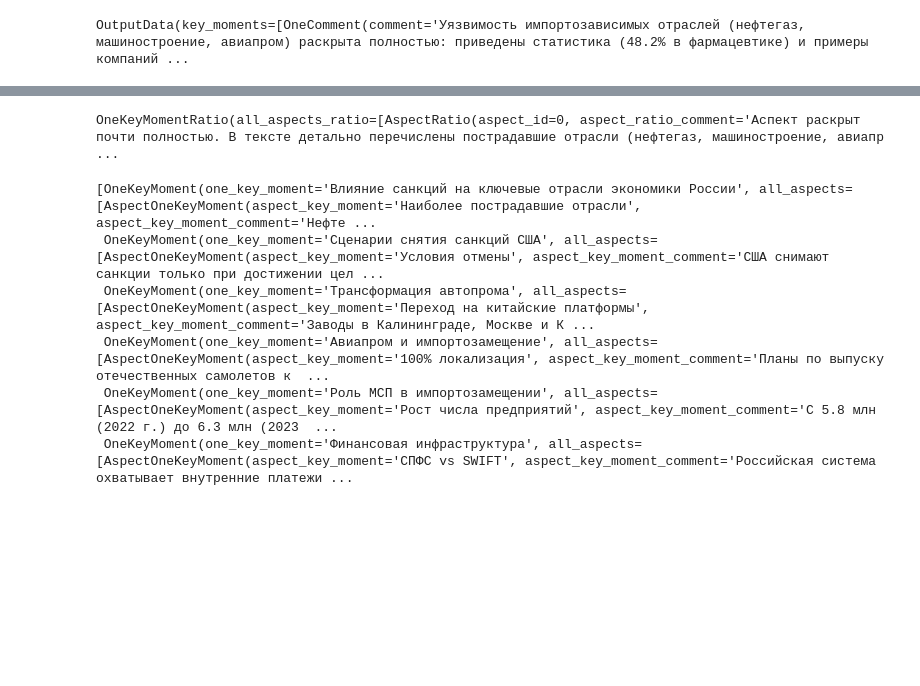
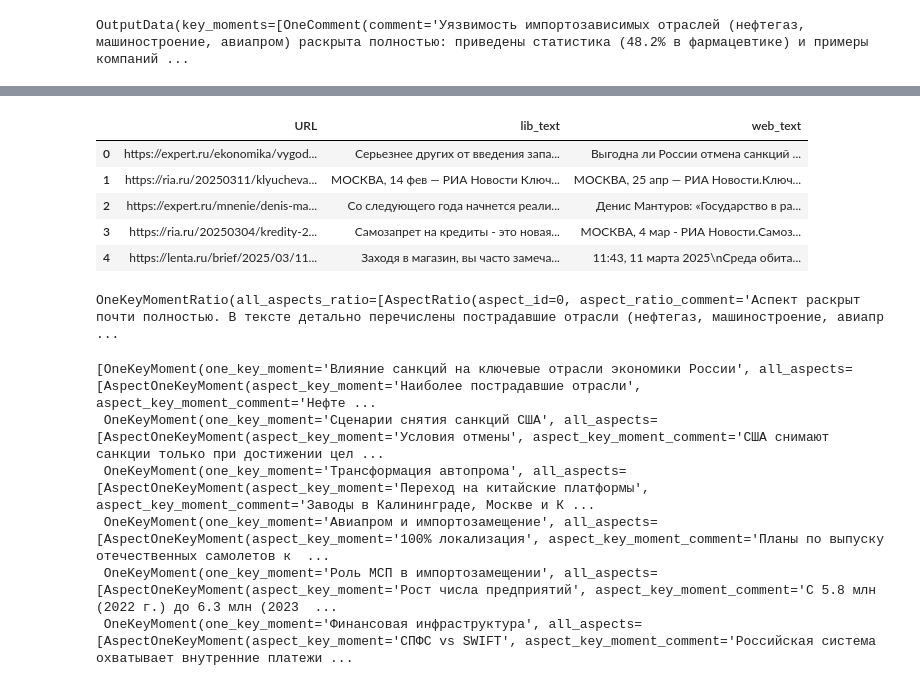
Before and after one commit to rvegrc/llm_news, a Jupyter notebook: LLM_news/llm_news.ipynb, the cells around one changed output, grey strips where cells are left out. Saved outputs shown, nothing was run; the diff lists cells and outputs as text; code cells hidden in the pictures; blank space fills up the shorter version.

```diff
--- a/LLM_news/llm_news.ipynb
+++ b/LLM_news/llm_news.ipynb
@@ -363,3 +387,13 @@ target_moment.all_aspects
+# %%
+data_test_web = pd.read_csv("tmp/data_test_web.csv")
+data_test_web.head()
+# %% [output]
+|  | URL | lib_text | web_text |
+| 0 | https://expert.ru/ekonomika/vygod... | Серьезнее других от введения запа... | Выгодна ли России отмена санкций ... |
+| 1 | https://ria.ru/20250311/klyucheva... | МОСКВА, 14 фев — РИА Новости Ключ... | МОСКВА, 25 апр — РИА Новости.Ключ... |
+| 2 | https://expert.ru/mnenie/denis-ma... | Со следующего года начнется реали... | Денис Мантуров: «Государство в ра... |
+| 3 | https://ria.ru/20250304/kredity-2... | Самозапрет на кредиты - это новая... | МОСКВА, 4 мар - РИА Новости.Самоз... |
+| 4 | https://lenta.ru/brief/2025/03/11... | Заходя в магазин, вы часто замеча... | 11:43, 11 марта 2025\nСреда обита... |
 # %%
 result_ratio
 # %% [output]
```
Also changed, not shown: parts of 14 cells of this notebook, 1 other file.
